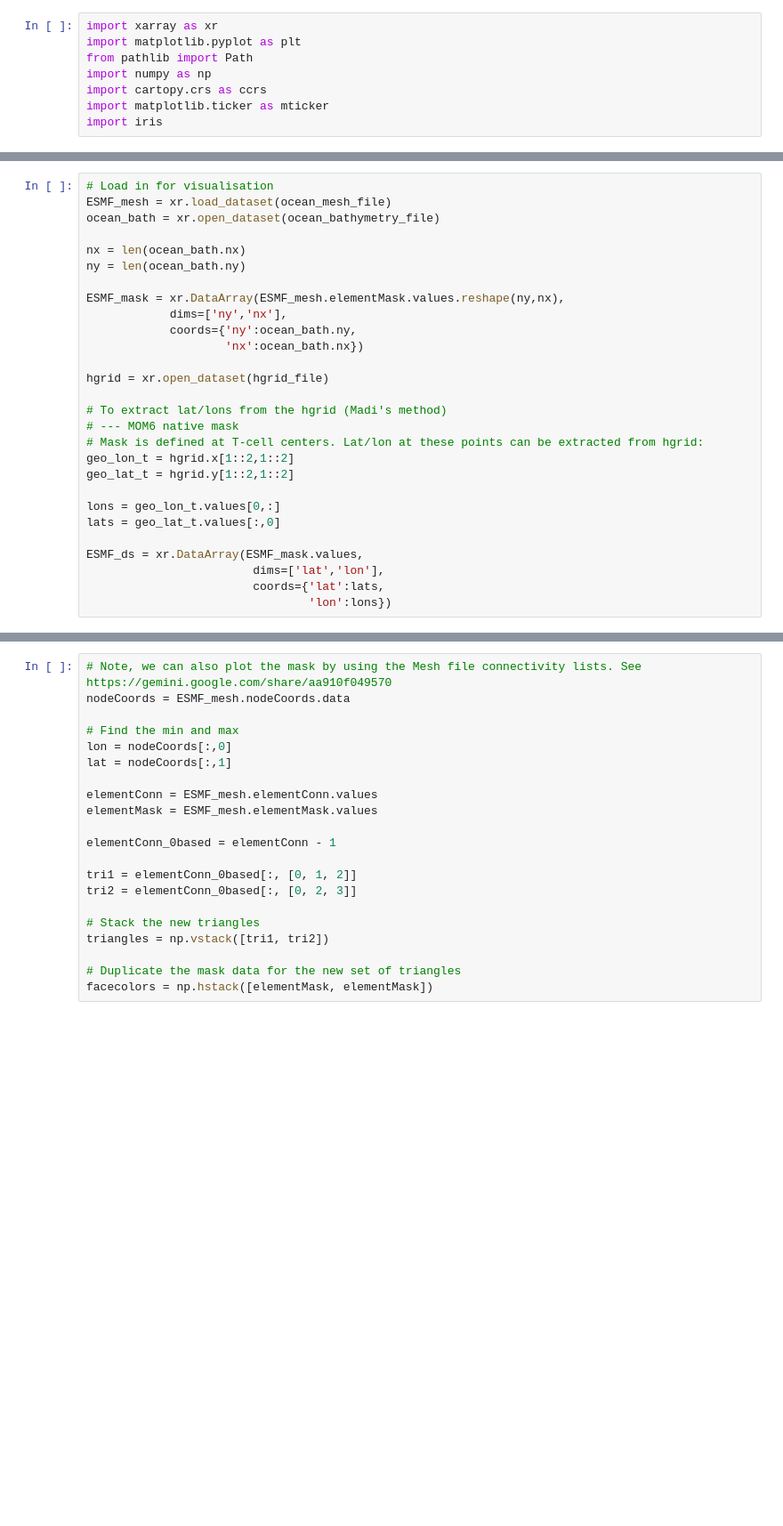
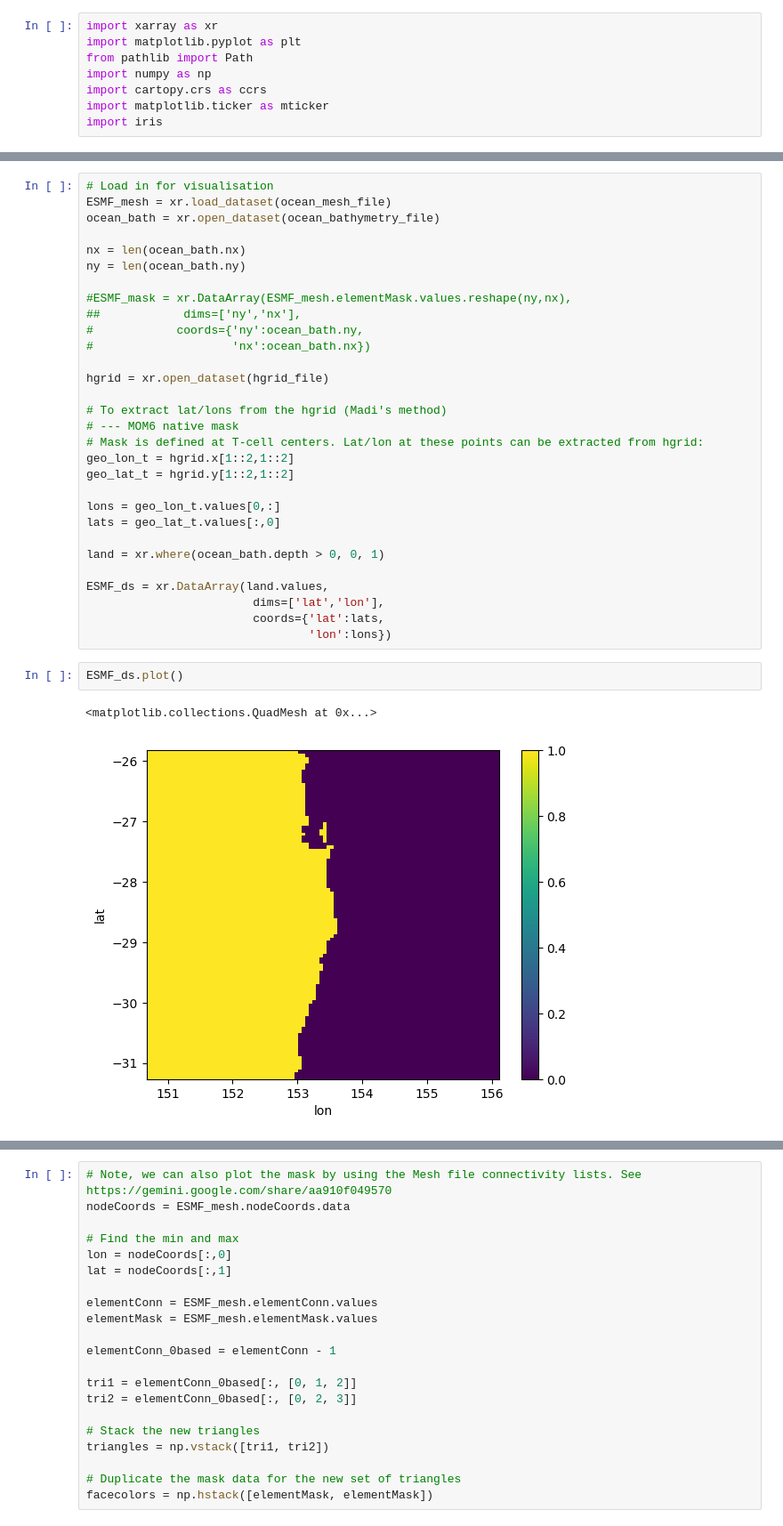
Before and after one commit to 21centuryweather/UM_configuration_tools, a Jupyter notebook: notebooks/Plot_UM_MOM6_land_meshes.ipynb, the cells around one changed output, grey strips where cells are left out. Shown at 89% size. Cells and saved outputs as stored; diff of their text form; blank space fills up the shorter version.

```diff
--- a/notebooks/Plot_UM_MOM6_land_meshes.ipynb
+++ b/notebooks/Plot_UM_MOM6_land_meshes.ipynb
@@ -25,10 +28,10 @@ ocean_bath = xr.open_dataset(ocean_bathymetry_file)
 nx = len(ocean_bath.nx)
 ny = len(ocean_bath.ny)
 
-ESMF_mask = xr.DataArray(ESMF_mesh.elementMask.values.reshape(ny,nx),
-            dims=['ny','nx'],
-            coords={'ny':ocean_bath.ny,
-                    'nx':ocean_bath.nx})
+#ESMF_mask = xr.DataArray(ESMF_mesh.elementMask.values.reshape(ny,nx),
+##            dims=['ny','nx'],
+#            coords={'ny':ocean_bath.ny,
+#                    'nx':ocean_bath.nx})
 
 hgrid = xr.open_dataset(hgrid_file)
 
@@ -41,7 +44,14 @@ geo_lat_t = hgrid.y[1::2,1::2]
 lons = geo_lon_t.values[0,:]
 lats = geo_lat_t.values[:,0]
 
-ESMF_ds = xr.DataArray(ESMF_mask.values,
+land = xr.where(ocean_bath.depth > 0, 0, 1)
+
+ESMF_ds = xr.DataArray(land.values,
                         dims=['lat','lon'],
                         coords={'lat':lats,
                                 'lon':lons})
+# %%
+ESMF_ds.plot()
+# %% [output]
+<matplotlib.collections.QuadMesh at 0x...>
+[figure, added]
```
Also changed, not shown: parts of 45 cells of this notebook, 2 other files.
